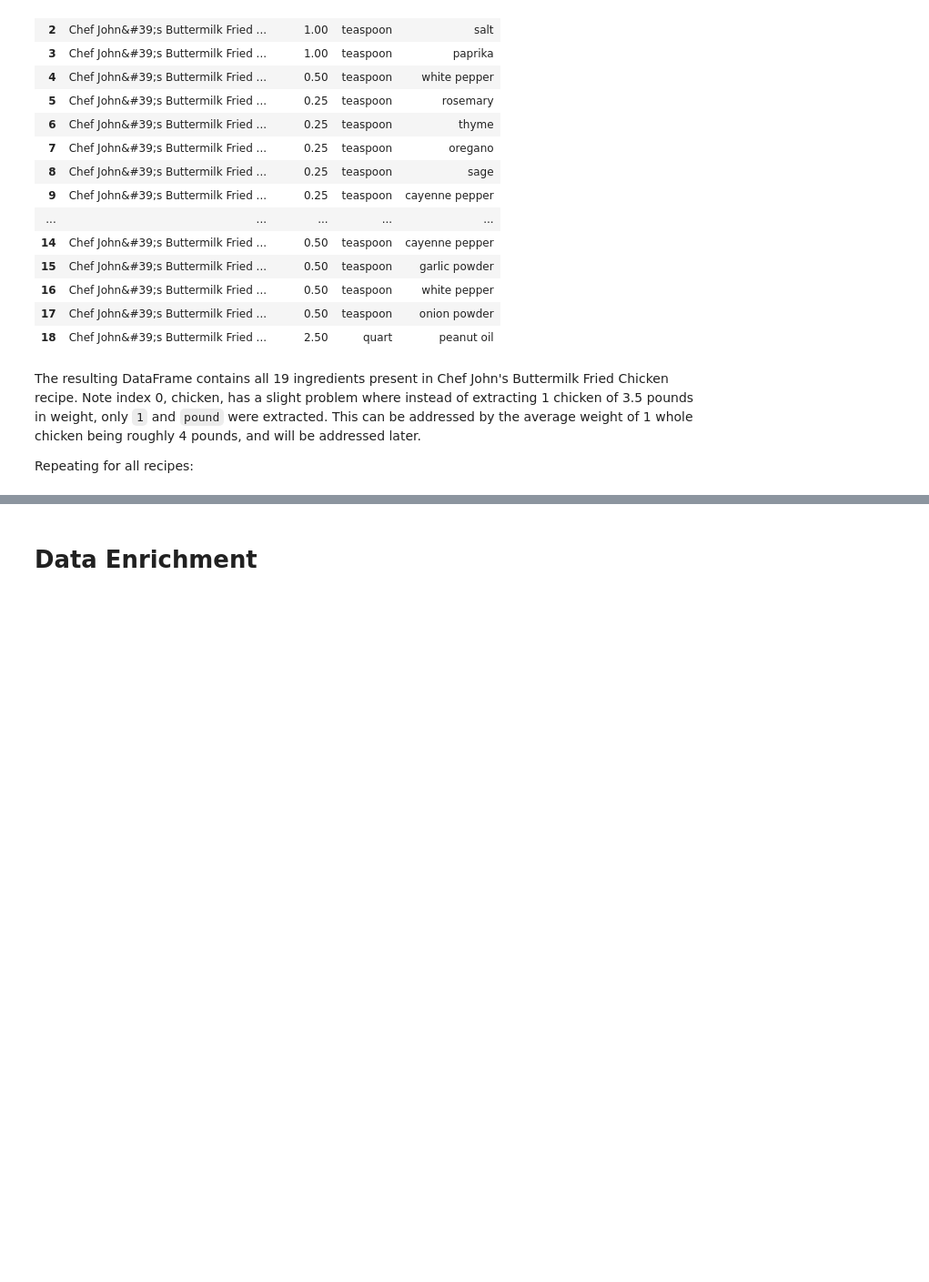
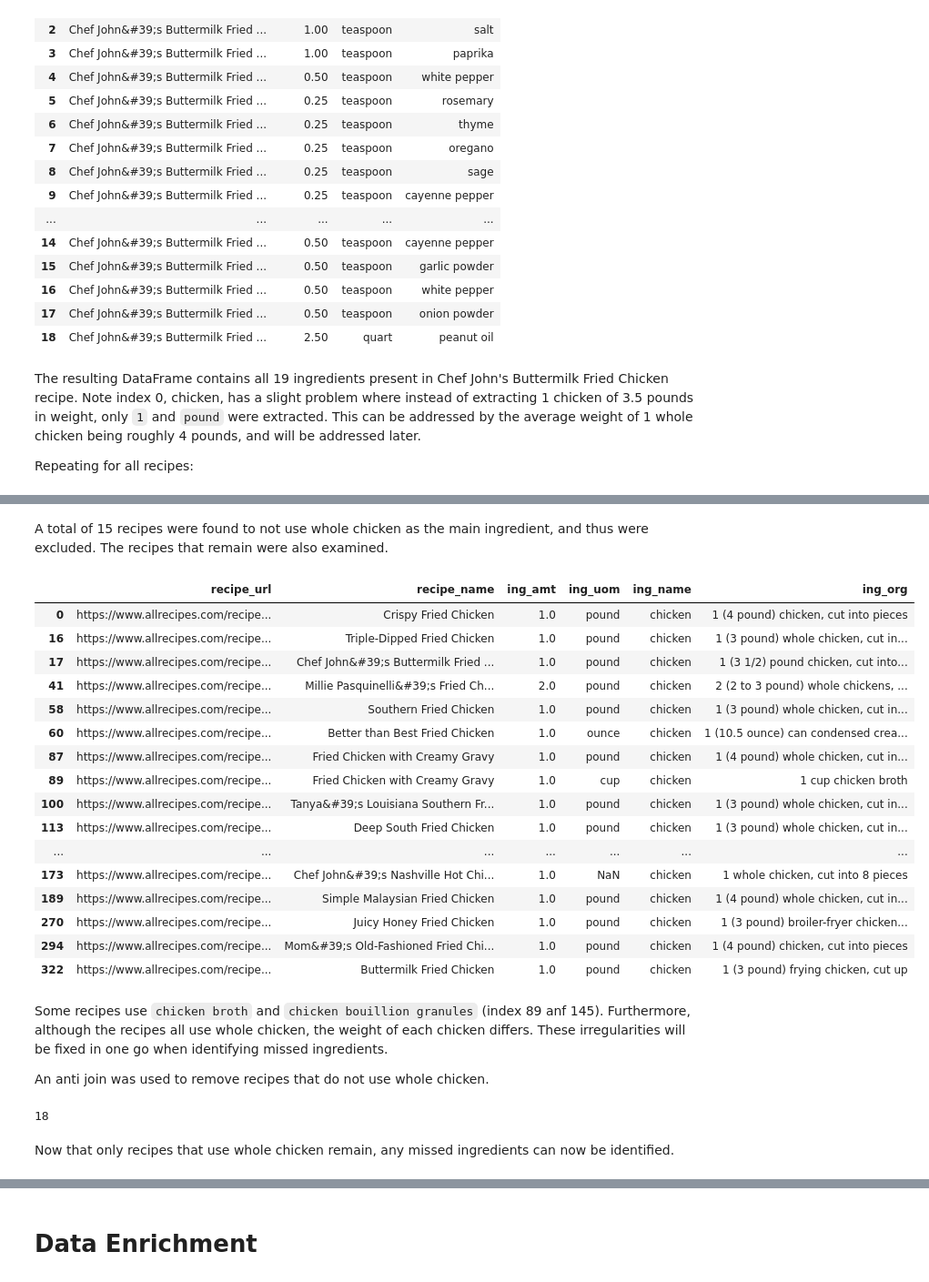
Before and after one commit to andrewyewcy/recipe_classifier, a Jupyter notebook: 30_automation/enrich_data_dev.ipynb, the cells around one changed output, grey strips where cells are left out. Shown: that part at 91% size. Saved outputs shown, nothing was run; the diff lists cells and outputs as text; code cells hidden in the pictures; blank space fills up the shorter version.

```diff
--- a/30_automation/enrich_data_dev.ipynb
+++ b/30_automation/enrich_data_dev.ipynb
@@ -129,8 +199,24 @@ After dropping recipes: (102, 2)
 # %%
-exclude = "|".join(["pan", "bowl", "stir", "rice", "oven", "korea", "japan", "asia", "general", "sandwich", "salad", "ball", "skin", "leg", "chunk", "liver", "drum", "wing", "steak", "breast", "strip", "gizzard", "sauce","loin","thigh","tender","pork","marsala","biryani"])
+# Define a list of terms to exclude, then join with pipe for regex
+terms_to_exclude = "|".join([
+    # terms that indicate no deep frying
+    "pan", "bowl", "oven", "bake", "air",
 
-cond = df["recipe_url"].str.contains(exclude)
+    # cuisines that tend to not use whole chicken
+    "korea", "japan", "asia", "marsala","biryani",
 
-for recipe in list(df.loc[~cond,"recipe_url"]):
-    print(recipe)
+    # terms that indicate chicken is not the star
+    "stir", "rice", "general", "sandwich", "salad", "steak", "pork",
+
+    # terms that indicate whole chicken is not used
+    "ball", "skin", "leg", "chunk", "liver", "drum", "wing", "breast", "strip", "gizzard", "sauce","loin","thigh","tender"
+])
+
+# Create condition that identifies URLs that contain any of these terms.
+cond = df["recipe_url"].str.contains(terms_to_exclude)
+
+# Filter out recipes that don't match the conditions
+print(f"Before dropping URLs that don't meet definition: {df.shape}")
+df = df.loc[~cond]
+print(f"After dropping URLs that don't meet definition: {df.shape}")
 # %% [output]
@@ -512,0 +752,27 @@ ing_df = pd.DataFrame(dict)
+# %% [markdown]
+A total of 15 recipes were found to not use whole chicken as the main ingredient, and thus were excluded. The recipes that remain were also examined.
+# %%
+# Examine the recipes that use whole chicken
+chicken_df.loc[~cond]
+# %% [output]
+|  | recipe_url | recipe_name | ing_amt | ing_uom | ing_name | ing_org |
+| 0 | https://www.allrecipes.com/recipe... | Crispy Fried Chicken | 1.0 | pound | chicken | 1 (4 pound) chicken, cut into pieces |
+| 16 | https://www.allrecipes.com/recipe... | Triple-Dipped Fried Chicken | 1.0 | pound | chicken | 1 (3 pound) whole chicken, cut in... |
+| 17 | https://www.allrecipes.com/recipe... | Chef John&#39;s Buttermilk Fried ... | 1.0 | pound | chicken | 1 (3 1/2) pound chicken, cut into... |
+| 41 | https://www.allrecipes.com/recipe... | Millie Pasquinelli&#39;s Fried Ch... | 2.0 | pound | chicken | 2 (2 to 3 pound) whole chickens, ... |
+| 58 | https://www.allrecipes.com/recipe... | Southern Fried Chicken | 1.0 | pound | chicken | 1 (3 pound) whole chicken, cut in... |
+| 60 | https://www.allrecipes.com/recipe... | Better than Best Fried Chicken | 1.0 | ounce | chicken | 1 (10.5 ounce) can condensed crea... |
+| 87 | https://www.allrecipes.com/recipe... | Fried Chicken with Creamy Gravy | 1.0 | pound | chicken | 1 (4 pound) whole chicken, cut in... |
+| 89 | https://www.allrecipes.com/recipe... | Fried Chicken with Creamy Gravy | 1.0 | cup | chicken | 1 cup chicken broth |
+| 100 | https://www.allrecipes.com/recipe... | Tanya&#39;s Louisiana Southern Fr... | 1.0 | pound | chicken | 1 (3 pound) whole chicken, cut in... |
+| 113 | https://www.allrecipes.com/recipe... | Deep South Fried Chicken | 1.0 | pound | chicken | 1 (3 pound) whole chicken, cut in... |
+| ... | ... | ... | ... | ... | ... | ... |
+| 173 | https://www.allrecipes.com/recipe... | Chef John&#39;s Nashville Hot Chi... | 1.0 | NaN | chicken | 1 whole chicken, cut into 8 pieces |
+| 189 | https://www.allrecipes.com/recipe... | Simple Malaysian Fried Chicken | 1.0 | pound | chicken | 1 (4 pound) whole chicken, cut in... |
+| 270 | https://www.allrecipes.com/recipe... | Juicy Honey Fried Chicken | 1.0 | pound | chicken | 1 (3 pound) broiler-fryer chicken... |
+| 294 | https://www.allrecipes.com/recipe... | Mom&#39;s Old-Fashioned Fried Chi... | 1.0 | pound | chicken | 1 (4 pound) chicken, cut into pieces |
+| 322 | https://www.allrecipes.com/recipe... | Buttermilk Fried Chicken | 1.0 | pound | chicken | 1 (3 pound) frying chicken, cut up |
+# %% [markdown]
+Some recipes use `chicken broth` and `chicken bouillion granules` (index 89 anf 145). Furthermore, although the recipes all use whole chicken, the weight of each chicken differs. These irregularities will be fixed in one go when identifying missed ingredients.
+
+An anti join was used to remove recipes that do not use whole chicken.
@@ -512,0 +794,10 @@ ing_df = pd.DataFrame(dict)
+# %%
+# Reset index for neatness
+ing_df.reset_index(inplace = True, drop = True)
+
+# Verify only 18 recipes remain
+ing_df["recipe_url"].nunique()
+# %% [output]
+18
+# %% [markdown]
+Now that only recipes that use whole chicken remain, any missed ingredients can now be identified.
```
Also changed, not shown: parts of 80 cells of this notebook.
